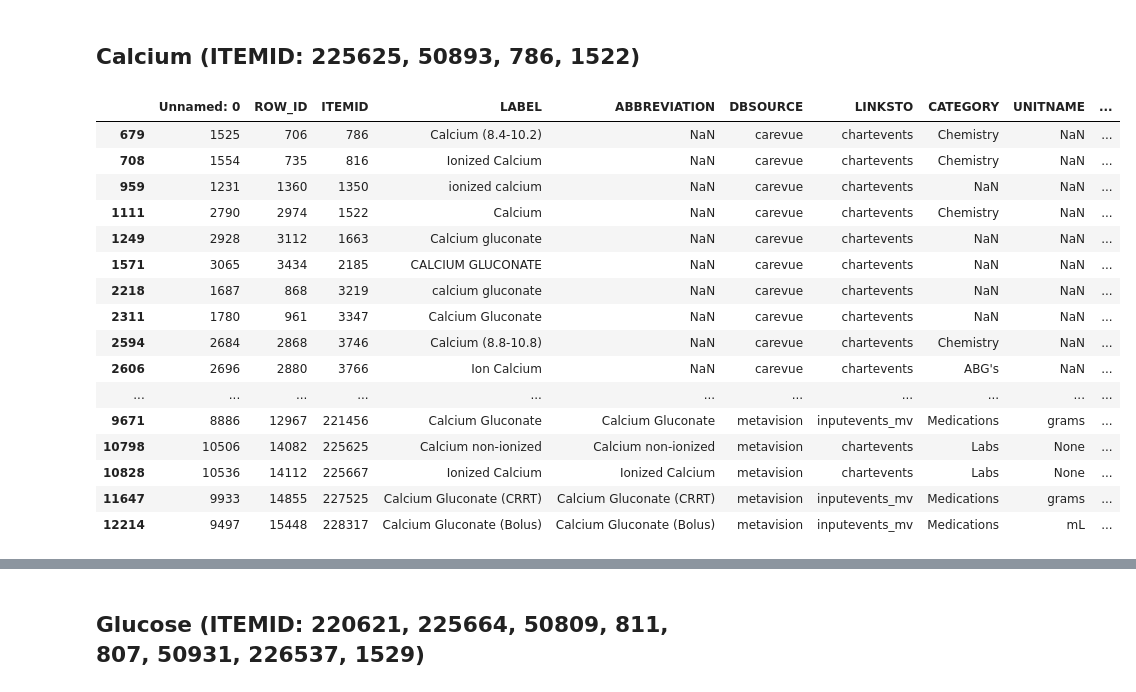
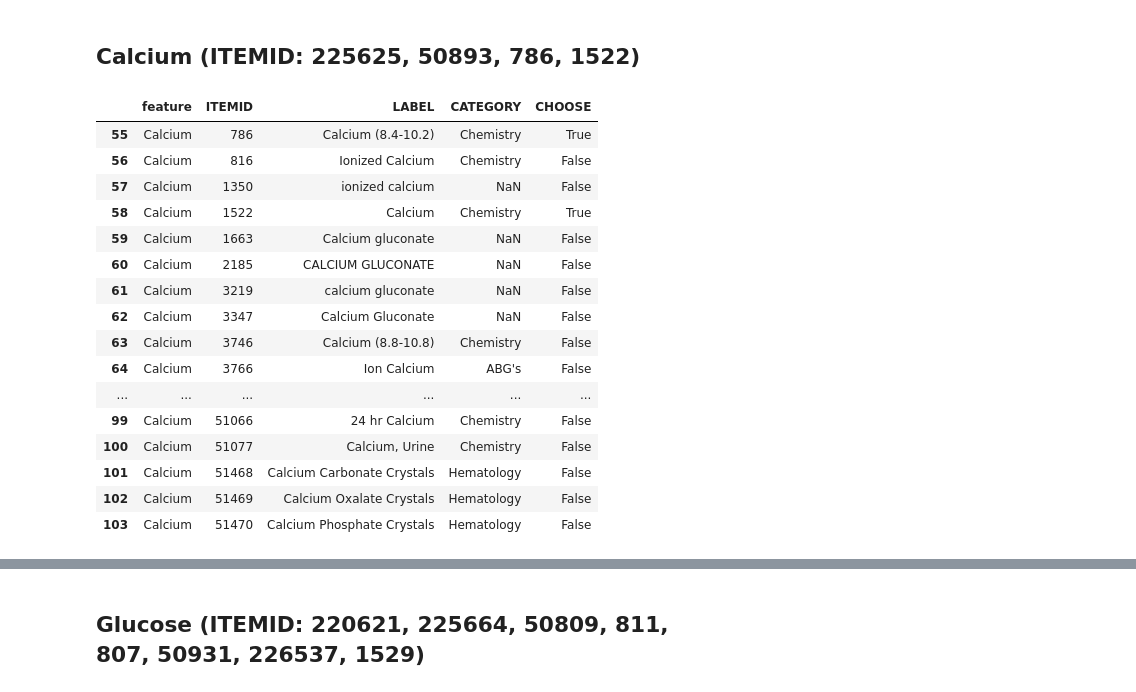
Before and after one commit to ToooooooT/sepsis_rl, a Jupyter notebook: mimiciii_code/see_characteristics.ipynb, the cells around one changed output, grey strips where cells are left out. Cells and saved outputs as stored; diff of their text form; code cells hidden in the pictures.

```diff
--- a/mimiciii_code/see_characteristics.ipynb
+++ b/mimiciii_code/see_characteristics.ipynb
@@ -270,3 +347,6 @@ norm_features = ['Shock_Index', 'elixhauser', 'SIRS', 'GCS', 'SOFA', 'age', 'Alb
                 'Weight_kg', 'HR', ]
 log_features = ['SGPT', 'BUN', 'INR', 'Creatinine', 'SGOT', 'Total_bili', 'SpO2', 'input_total_tev',
                 'input_4hourly_tev', 'output_total', 'output_4hourly', 'bloc']
+# %%
+sim_feature = pd.DataFrame(columns = ['feature', 'ITEMID', 'LABEL', 'CATEGORY', 'CHOOSE'])
+choosen_feature = pd.DataFrame(columns = ['feature', 'ITEMID', 'LABEL', 'CATEGORY'])
@@ -286,0 +401,8 @@ D_ITEMS[['shock' in str(s).lower() for s in D_ITEMS['LABEL']]]
+# %%
+d = D_ITEMS[['sofa' in str(s).lower() for s in D_ITEMS['LABEL']]][['ITEMID', 'LABEL', 'CATEGORY']]
+d['feature'] = ['SOFA'] * len(d)
+d['CHOOSE'] = [False] * len(d)
+d = d[['feature', 'ITEMID', 'LABEL', 'CATEGORY', 'CHOOSE']]
+d['CHOOSE'][d[d['ITEMID'] == 227428].index] = True
+sim_feature = pd.concat([sim_feature, d], ignore_index=True)
+sim_feature[sim_feature['feature'] == 'SOFA']
@@ -323,2 +475,18 @@ D_LABITEMS[['albumin' in str(s).lower() for s in D_LABITEMS['LABEL']]]
 # %% [markdown]
 ## Arterial_pH (ITEMID: 780, 1126, 223830, 50820)
+# %%
+d = D_ITEMS[['art' in str(s).lower() and 'ph' in str(s).lower() for s in D_ITEMS['LABEL']]].iloc[:-2][['ITEMID', 'LABEL', 'CATEGORY']]
+d['feature'] = ['Arterial_pH'] * len(d)
+d['CHOOSE'] = [False] * len(d)
+d = d[['feature', 'ITEMID', 'LABEL', 'CATEGORY', 'CHOOSE']]
+d['CHOOSE'][d[[id in [780, 1126, 223830, 50820] for id in d['ITEMID']]].index] = True
+sim_feature = pd.concat([sim_feature, d], ignore_index=True)
+sim_feature
+
+d = D_LABITEMS[['ph' == str(s).lower() for s in D_LABITEMS['LABEL']]][['ITEMID', 'LABEL', 'CATEGORY']]
+d['feature'] = ['Arterial_pH'] * len(d)
+d['CHOOSE'] = [False] * len(d)
+d = d[['feature', 'ITEMID', 'LABEL', 'CATEGORY', 'CHOOSE']]
+d['CHOOSE'][d[[id in [780, 1126, 223830, 50820] for id in d['ITEMID']]].index] = True
+sim_feature = pd.concat([sim_feature, d], ignore_index=True)
+sim_feature[sim_feature['feature'] == 'Arterial_pH']
@@ -332,23 +521,37 @@ D_ITEMS.query("ITEMID == 780 | ITEMID == 1126 | ITEMID == 223830")
 # %% [markdown]
 ## Calcium (ITEMID: 225625, 50893, 786, 1522)
 # %%
-D_ITEMS[['calcium' in str(s).lower() for s in D_ITEMS['LABEL']]]
+d = D_ITEMS[['calcium' in str(s).lower() for s in D_ITEMS['LABEL']]][['ITEMID', 'LABEL', 'CATEGORY']]
+d['feature'] = ['Calcium'] * len(d)
+d['CHOOSE'] = [False] * len(d)
+d = d[['feature', 'ITEMID', 'LABEL', 'CATEGORY', 'CHOOSE']]
+d['CHOOSE'][d[[id in [225625, 50893, 786, 1522] for id in d['ITEMID']]].index] = True
+sim_feature = pd.concat([sim_feature, d], ignore_index=True)
+sim_feature
+
+d = D_LABITEMS[['calcium' in str(s).lower() for s in D_LABITEMS['LABEL']]][['ITEMID', 'LABEL', 'CATEGORY']]
+d['feature'] = ['Calcium'] * len(d)
+d['CHOOSE'] = [False] * len(d)
+d = d[['feature', 'ITEMID', 'LABEL', 'CATEGORY', 'CHOOSE']]
+d['CHOOSE'][d[[id in [225625, 50893, 786, 1522] for id in d['ITEMID']]].index] = True
+sim_feature = pd.concat([sim_feature, d], ignore_index=True)
+sim_feature[sim_feature['feature'] == 'Calcium']
 # %% [output]
-|  | Unnamed: 0 | ROW_ID | ITEMID | LABEL | ABBREVIATION | DBSOURCE | LINKSTO | CATEGORY | UNITNAME | ... |
-| 679 | 1525 | 706 | 786 | Calcium (8.4-10.2) | NaN | carevue | chartevents | Chemistry | NaN | ... |
-| 708 | 1554 | 735 | 816 | Ionized Calcium | NaN | carevue | chartevents | Chemistry | NaN | ... |
-| 959 | 1231 | 1360 | 1350 | ionized calcium | NaN | carevue | chartevents | NaN | NaN | ... |
-| 1111 | 2790 | 2974 | 1522 | Calcium | NaN | carevue | chartevents | Chemistry | NaN | ... |
-| 1249 | 2928 | 3112 | 1663 | Calcium gluconate | NaN | carevue | chartevents | NaN | NaN | ... |
-| 1571 | 3065 | 3434 | 2185 | CALCIUM GLUCONATE | NaN | carevue | chartevents | NaN | NaN | ... |
-| 2218 | 1687 | 868 | 3219 | calcium gluconate | NaN | carevue | chartevents | NaN | NaN | ... |
-| 2311 | 1780 | 961 | 3347 | Calcium Gluconate | NaN | carevue | chartevents | NaN | NaN | ... |
-| 2594 | 2684 | 2868 | 3746 | Calcium (8.8-10.8) | NaN | carevue | chartevents | Chemistry | NaN | ... |
-| 2606 | 2696 | 2880 | 3766 | Ion Calcium | NaN | carevue | chartevents | ABG's | NaN | ... |
-| ... | ... | ... | ... | ... | ... | ... | ... | ... | ... | ... |
-| 9671 | 8886 | 12967 | 221456 | Calcium Gluconate | Calcium Gluconate | metavision | inputevents_mv | Medications | grams | ... |
-| 10798 | 10506 | 14082 | 225625 | Calcium non-ionized | Calcium non-ionized | metavision | chartevents | Labs | None | ... |
-| 10828 | 10536 | 14112 | 225667 | Ionized Calcium | Ionized Calcium | metavision | chartevents | Labs | None | ... |
-| 11647 | 9933 | 14855 | 227525 | Calcium Gluconate (CRRT) | Calcium Gluconate (CRRT) | metavision | inputevents_mv | Medications | grams | ... |
-| 12214 | 9497 | 15448 | 228317 | Calcium Gluconate (Bolus) | Calcium Gluconate (Bolus) | metavision | inputevents_mv | Medications | mL | ... |
+|  | feature | ITEMID | LABEL | CATEGORY | CHOOSE |
+| 55 | Calcium | 786 | Calcium (8.4-10.2) | Chemistry | True |
+| 56 | Calcium | 816 | Ionized Calcium | Chemistry | False |
+| 57 | Calcium | 1350 | ionized calcium | NaN | False |
+| 58 | Calcium | 1522 | Calcium | Chemistry | True |
+| 59 | Calcium | 1663 | Calcium gluconate | NaN | False |
+| 60 | Calcium | 2185 | CALCIUM GLUCONATE | NaN | False |
+| 61 | Calcium | 3219 | calcium gluconate | NaN | False |
+| 62 | Calcium | 3347 | Calcium Gluconate | NaN | False |
+| 63 | Calcium | 3746 | Calcium (8.8-10.8) | Chemistry | False |
+| 64 | Calcium | 3766 | Ion Calcium | ABG's | False |
+| ... | ... | ... | ... | ... | ... |
+| 99 | Calcium | 51066 | 24 hr Calcium | Chemistry | False |
+| 100 | Calcium | 51077 | Calcium, Urine | Chemistry | False |
+| 101 | Calcium | 51468 | Calcium Carbonate Crystals | Hematology | False |
+| 102 | Calcium | 51469 | Calcium Oxalate Crystals | Hematology | False |
+| 103 | Calcium | 51470 | Calcium Phosphate Crystals | Hematology | False |
 # %%
```
Also changed, not shown: parts of 113 cells of this notebook, 5 other files.
